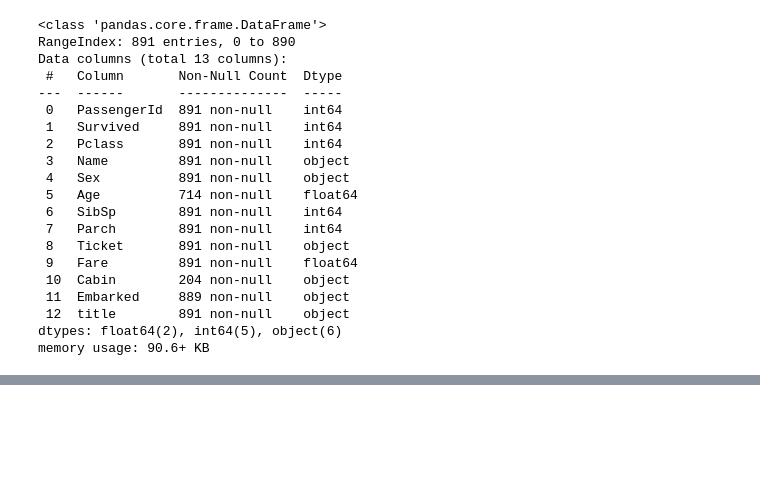
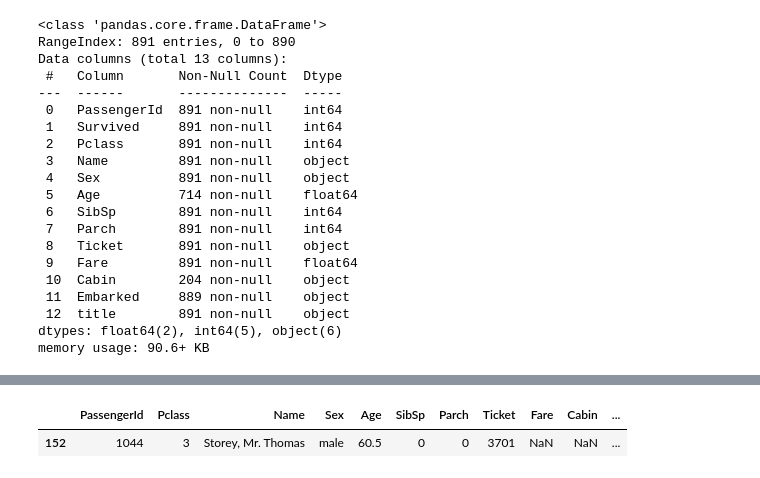
Before and after one commit to Park-Tae-Ju/algorithm_practice, a Jupyter notebook: mechine_learning/Supervise_Learning/Titanic_ship_analysis.ipynb, the cells around one changed output, grey strips where cells are left out. Cells and saved outputs as stored; diff of their text form; code cells hidden in the pictures; blank space fills up the shorter version.

```diff
--- a/mechine_learning/Supervise_Learning/Titanic_ship_analysis.ipynb
+++ b/mechine_learning/Supervise_Learning/Titanic_ship_analysis.ipynb
@@ -194,0 +246,6 @@ memory usage: 90.6+ KB
+# %%
+#Fare 전처리(카테고리형 변수 전환하는 것을 고려)
+test_data[test_data['Fare'].isnull()]
+# %% [output]
+|  | PassengerId | Pclass | Name | Sex | Age | SibSp | Parch | Ticket | Fare | Cabin | ... |
+| 152 | 1044 | 3 | Storey, Mr. Thomas | male | 60.5 | 0 | 0 | 3701 | NaN | NaN | ... |
```
Also changed, not shown: parts of 20 cells of this notebook.
